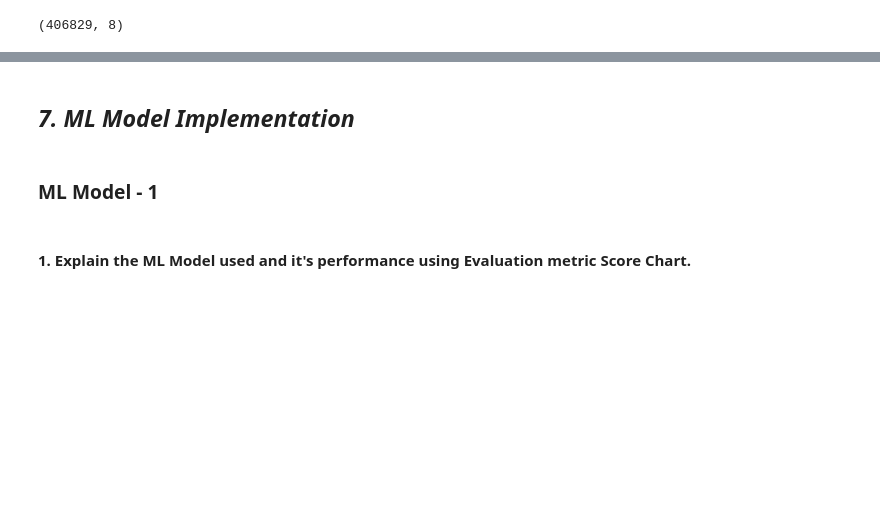
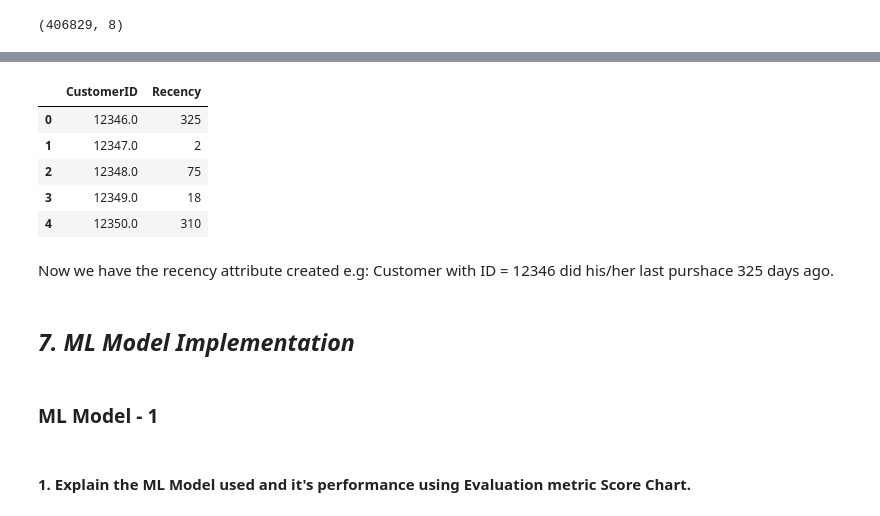
Before and after one commit to Preetirai-tech/Online-Retail-Customer-Segmentation-Project, a Jupyter notebook: Customer_Segmentation.ipynb, the cells around one changed output, grey strips where cells are left out. Saved outputs shown, nothing was run; the diff lists cells and outputs as text; code cells hidden in the pictures; blank space fills up the shorter version.

```diff
--- a/Customer_Segmentation.ipynb
+++ b/Customer_Segmentation.ipynb
@@ -581,3 +541,17 @@ Answer Here.
+# %%
+# Drop the 'LastPurchaseDate' column from the dataframe
+recency_df.drop('LastPurchaseDate', axis = 1, inplace = True)
+
+recency_df.head()
+# %% [output]
+|  | CustomerID | Recency |
+| 0 | 12346.0 | 325 |
+| 1 | 12347.0 | 2 |
+| 2 | 12348.0 | 75 |
+| 3 | 12349.0 | 18 |
+| 4 | 12350.0 | 310 |
+# %% [markdown]
+Now we have the recency attribute created e.g: Customer with ID = 12346 did his/her last purshace 325 days ago.
 # %% [markdown]
 ## ***7. ML Model Implementation***
 # %% [markdown]
```
Also changed, not shown: parts of 91 cells of this notebook.
